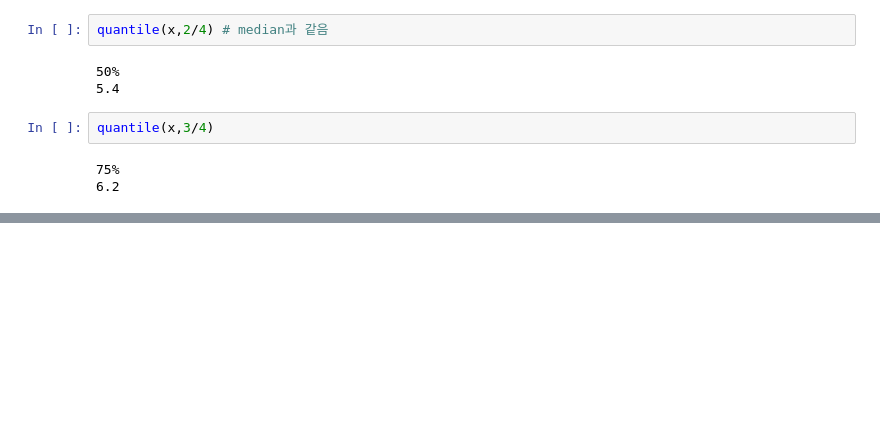
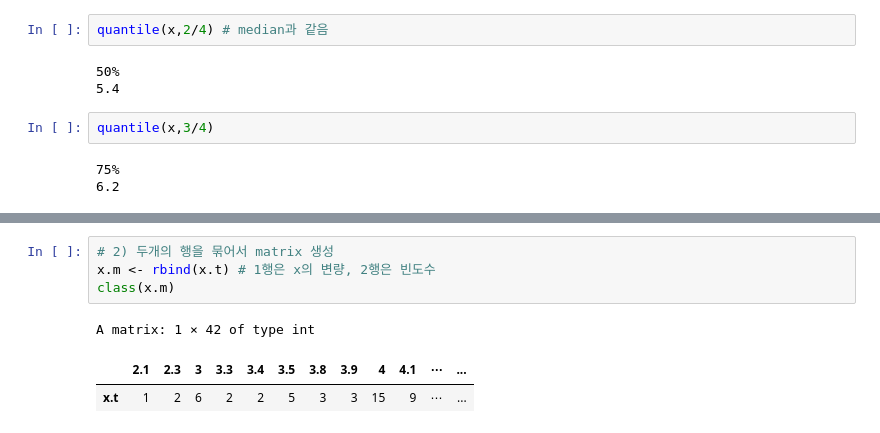
Before and after one commit to gyujin0450/RPRG_PARTIII, a Jupyter notebook: p368_척도별기술통계량.ipynb, the cells around one changed output, grey strips where cells are left out. Saved outputs shown, nothing was run; the diff lists cells and outputs as text; blank space fills up the shorter version.

```diff
--- a/p368_척도별기술통계량.ipynb
+++ b/p368_척도별기술통계량.ipynb
@@ -232,0 +247,8 @@ quantile(x,4/4) # Max와 같음
+# %%
+# 2) 두개의 행을 묶어서 matrix 생성
+x.m <- rbind(x.t) # 1행은 x의 변량, 2행은 빈도수
+class(x.m)
+# %% [output]
+A matrix: 1 × 42 of type int
+|  | 2.1 | 2.3 | 3 | 3.3 | 3.4 | 3.5 | 3.8 | 3.9 | 4 | 4.1 | ⋯ | ... |
+| x.t | 1 | 2 | 6 | 2 | 2 | 5 | 3 | 3 | 15 | 9 | ⋯ | ... |
```
Also changed, not shown: parts of 7 cells of this notebook.
